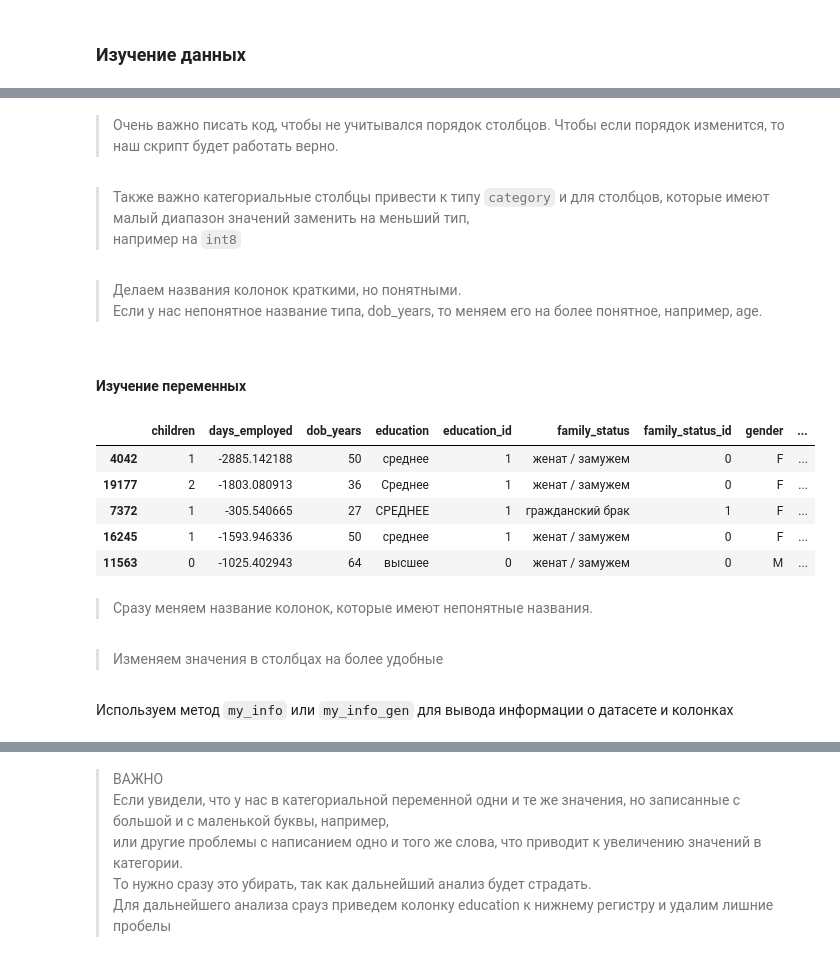
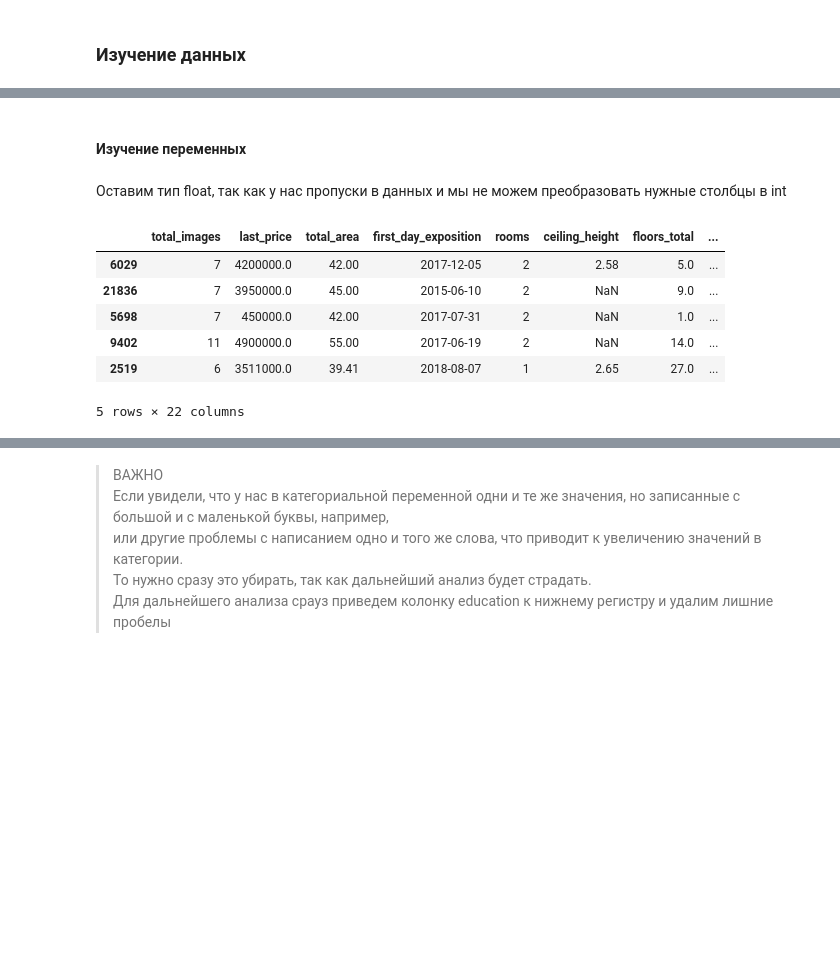
Before and after one commit to PAGriAnalytics/pagri-projects, a Jupyter notebook: quarto/projects/housing-ads-investigation/housing_ads_investigation.ipynb, the cells around one changed output, grey strips where cells are left out. Cells and saved outputs as stored; diff of their text form; code cells hidden in the pictures; blank space fills up the shorter version.

```diff
--- a/quarto/projects/housing-ads-investigation/housing_ads_investigation.ipynb
+++ b/quarto/projects/housing-ads-investigation/housing_ads_investigation.ipynb
@@ -174,23 +95,18 @@ import httpimport
-# %% [markdown]
->Очень важно писать код, чтобы не учитывался порядок столбцов. Чтобы если порядок изменится, то наш скрипт будет работать верно.
-# %% [markdown]
->Также важно категориальные столбцы привести к типу `category` и для столбцов, которые имеют малый диапазон значений заменить на меньший тип,
-например на `int8`
-# %% [markdown]
->Делаем названия колонок краткими, но понятными.
-Если у нас непонятное название типа, dob_years, то меняем его на  более понятное, например, age.
 # %% [markdown]
 #### Изучение переменных
+# %% [markdown]
+Оставим тип float, так как у нас пропуски в данных и мы не можем преобразовать нужные столбцы в int
 # %%
-dtype = {'education': 'category', 'family_status': 'category', 'gender': 'category', 'income_type': 'category'}
-df = pd.read_csv('https://code.s3.yandex.net/datasets/data.csv', dtype=dtype)
+dtype = {'is_apartment': 'category', 'studio': 'category', 'open_plan': 'category'}
+df = pd.read_csv('https://code.s3.yandex.net/datasets/real_estate_data.csv', dtype=dtype, sep='\t'
+                , parse_dates=['first_day_exposition'], date_format='%Y-%m-%dT%H:%M:%S')
+df.rename(columns={'cityCenters_nearest': 'city_centers_nearest'}, inplace=True)
 df.sample(5, random_state=7)
 # %% [output]
-|  | children | days_employed | dob_years | education | education_id | family_status | family_status_id | gender | ... |
-| 4042 | 1 | -2885.142188 | 50 | среднее | 1 | женат / замужем | 0 | F | ... |
-| 19177 | 2 | -1803.080913 | 36 | Среднее | 1 | женат / замужем | 0 | F | ... |
-| 7372 | 1 | -305.540665 | 27 | СРЕДНЕЕ | 1 | гражданский брак | 1 | F | ... |
-| 16245 | 1 | -1593.946336 | 50 | среднее | 1 | женат / замужем | 0 | F | ... |
-| 11563 | 0 | -1025.402943 | 64 | высшее | 0 | женат / замужем | 0 | M | ... |
+|  | total_images | last_price | total_area | first_day_exposition | rooms | ceiling_height | floors_total | ... |
+| 6029 | 7 | 4200000.0 | 42.00 | 2017-12-05 | 2 | 2.58 | 5.0 | ... |
+| 21836 | 7 | 3950000.0 | 45.00 | 2015-06-10 | 2 | NaN | 9.0 | ... |
+| 5698 | 7 | 450000.0 | 42.00 | 2017-07-31 | 2 | NaN | 1.0 | ... |
+| 9402 | 11 | 4900000.0 | 55.00 | 2017-06-19 | 2 | NaN | 14.0 | ... |
+| 2519 | 6 | 3511000.0 | 39.41 | 2018-08-07 | 1 | 2.65 | 27.0 | ... |
+5 rows × 22 columns
-# %% [markdown]
->Сразу меняем название колонок, которые имеют непонятные названия.
@@ -199,2 +112,0 @@ df = df.rename(columns={'dob_years': 'age'})
-# %% [markdown]
->Изменяем значения в столбцах на более удобные
@@ -203,2 +112,0 @@ df.debt = df.debt.apply(lambda x: 'есть' if x == '1' else 'нет').astype('
-# %% [markdown]
-Используем метод `my_info` или `my_info_gen` для вывода информации о датасете и колонках
```
Also changed, not shown: parts of 42 cells of this notebook, 1 other file.
